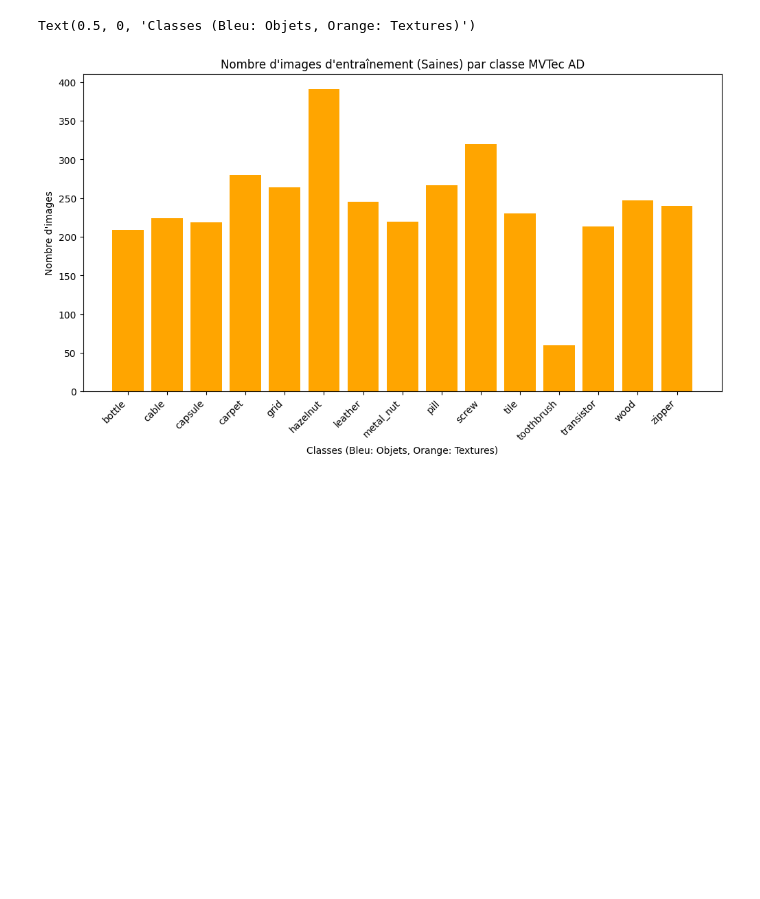
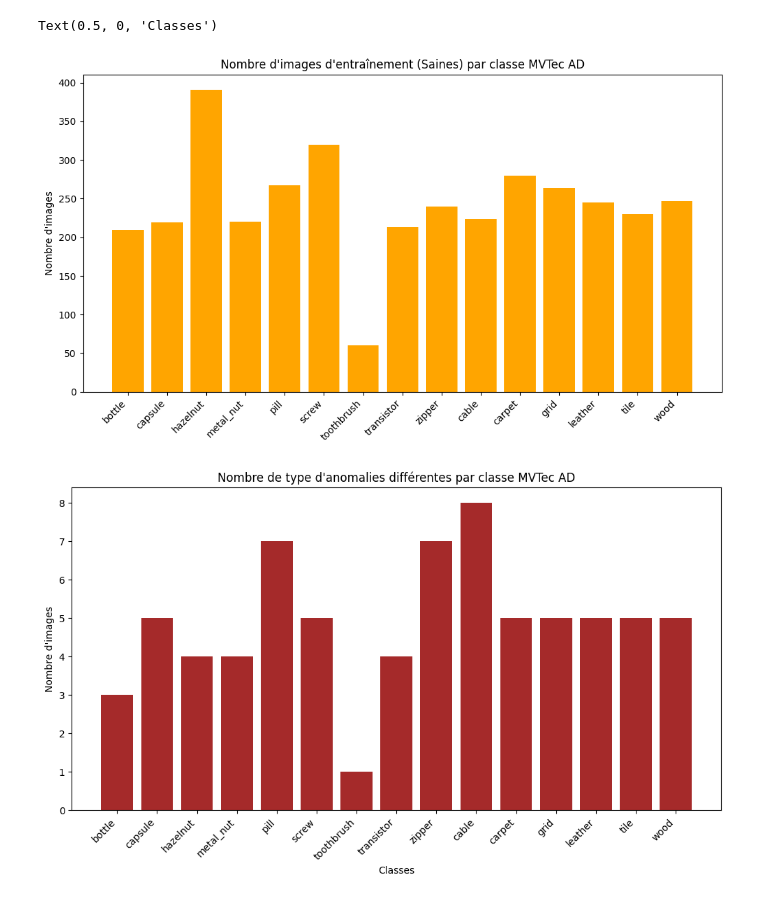
Before and after one commit to gatrellesse/anomaly_detection, a Jupyter notebook: anomalib/src/dataviz_results_benchmark.ipynb, the cells around one changed output. Cells and saved outputs as stored; diff of their text form; code cells hidden in the pictures; blank space fills up the shorter version.

```diff
--- a/anomalib/src/dataviz_results_benchmark.ipynb
+++ b/anomalib/src/dataviz_results_benchmark.ipynb
@@ -72,21 +79,46 @@ Text(0.5, 1.0, "Temps d'inférence moyen par modèle × catégorie")
 # %%
 mvtec_train_counts = {
-    "bottle": 209, "cable": 224, "capsule": 219, "hazelnut": 391,
+    "bottle": 209, "capsule": 219, "hazelnut": 391,
     "metal_nut": 220, "pill": 267, "screw": 320, "toothbrush": 60,
-    "transistor": 213, "zipper": 240, "carpet": 280, "grid": 264,
+    "transistor": 213, "zipper": 240, "cable": 224, "carpet": 280, "grid": 264,
     "leather": 245, "tile": 230, "wood": 247
 }
-mvtec_train_counts = dict(sorted(mvtec_train_counts.items()))
+
+mvtec_anomaly_types_counts = {
+    "bottle": 3,      # broken_large, broken_small, contamination
+    "capsule": 5,     # crack, faulty_imprint, poke, scratch, squeeze
+    "hazelnut": 4,    # crack, cut, hole, print
+    "metal_nut": 4,   # bent, color, flip, scratch
+    "pill": 7,        # combined, contamination, crack, faulty_imprint, pill_type, scratch, SIMULATED
+    "screw": 5,       # manipulated_front, scratch_head, scratch_neck, thread_side, thread_top
+    "toothbrush": 1,  # defective
+    "transistor": 4,  # bent_lead, cut_lead, damaged_case, misplaced
+    "zipper": 7,      # broken_teeth, combined, fabric_interior, fabric_border, rough, squeezed, twisted
+    "cable": 8,       # bent, cable_swap, combined, cut, missing_cable, missing_wire, poke, twisted
+    "carpet": 5,      # color, cut, hole, metal_contamination, thread
+    "grid": 5,        # bent, broken, glue, metal_contamination, thread
+    "leather": 5,     # color, cut, fold, glue, poke
+    "tile": 5,        # crack, glue, oil, rough, scratch
+    "wood": 5         # combined, hole, liquid, scratch, color
+}
 
 categories = list(mvtec_train_counts.keys())
 counts = list(mvtec_train_counts.values())
+anomaly_types_counts = list(mvtec_anomaly_types_counts.values())
 
 plt.figure(figsize=(12, 6))
 bars = plt.bar(categories, counts,color="orange")
 plt.xticks(rotation=45, ha='right')
 plt.title("Nombre d'images d'entraînement (Saines) par classe MVTec AD")
 plt.ylabel("Nombre d'images")
-plt.xlabel("Classes (Bleu: Objets, Orange: Textures)")
+
+plt.figure(figsize=(12, 6))
+bars = plt.bar(categories, anomaly_types_counts,color="brown")
+plt.xticks(rotation=45, ha='right')
+plt.title("Nombre de type d'anomalies différentes par classe MVTec AD")
+plt.ylabel("Nombre d'images")
+plt.xlabel("Classes")
 # %% [output]
-Text(0.5, 0, 'Classes (Bleu: Objets, Orange: Textures)')
+Text(0.5, 0, 'Classes')
-[figure, old version]
+[figure, new version]
+[figure, added]
```
Also changed, not shown: parts of 8 cells of this notebook, 1 other file.
